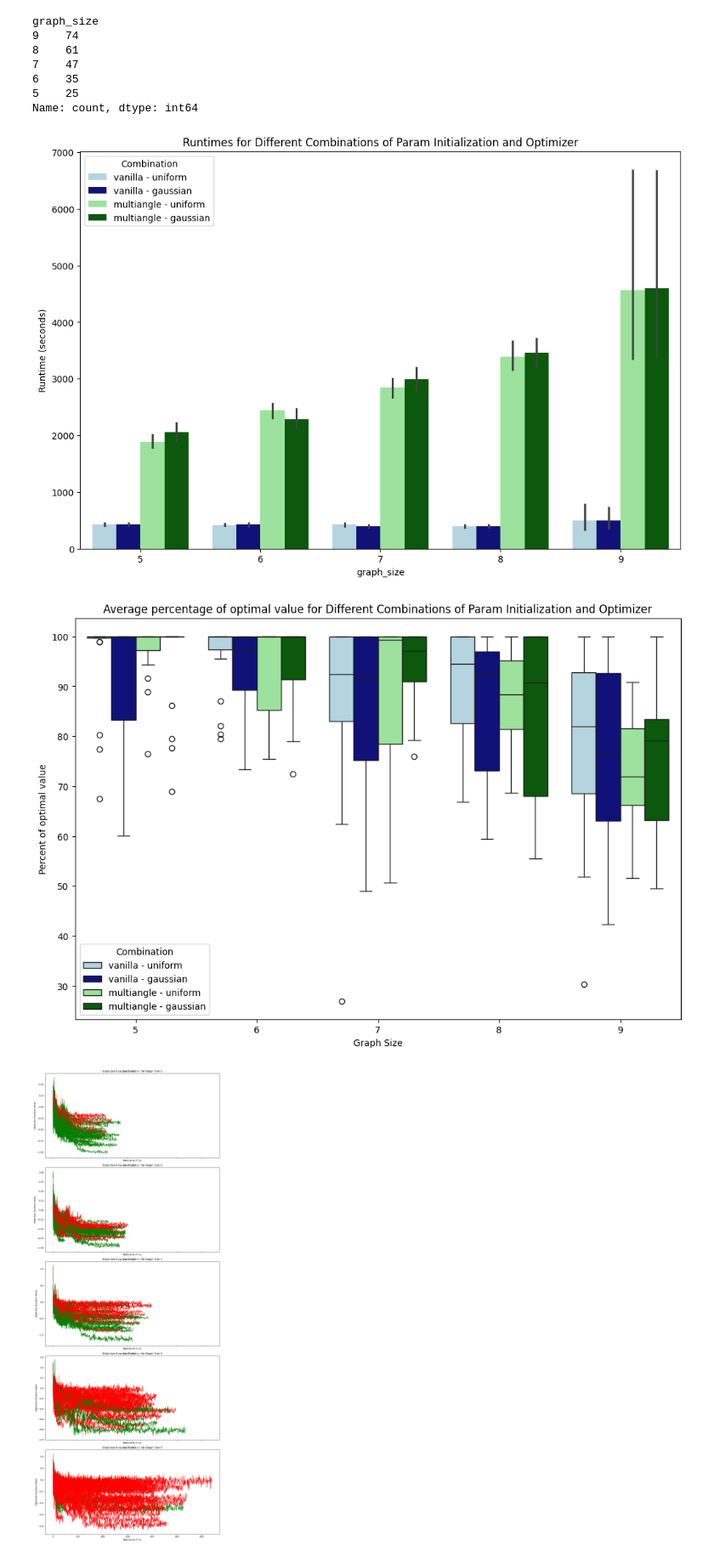
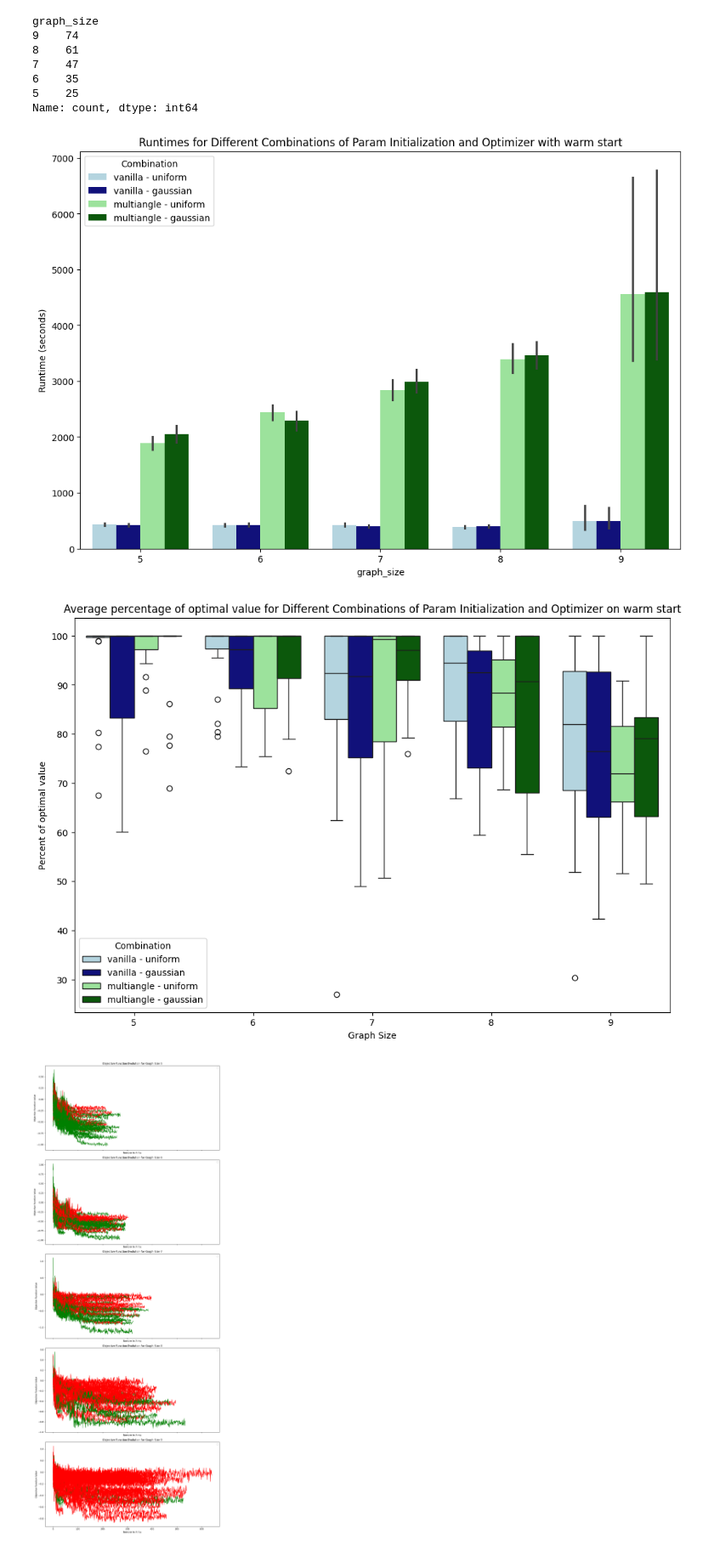
Before and after one commit to Smeidir/QAOA, a Jupyter notebook: visualizer copy.ipynb, the cells around one changed output. Shown at 85% size. Drawn from its saved outputs; the diff is of its cells as text; code cells hidden in the pictures.

```diff
--- a/visualizer copy.ipynb
+++ b/visualizer copy.ipynb
@@ -67,28 +67,28 @@ plt.figure(figsize=(12, 8))
 # Plot the data with custom colors
 sns.barplot(data=filtered_df, x='graph_size', y='time_elapsed', hue='combination', palette=custom_colors)
 plt.ylabel('Runtime (seconds)')
-plt.title('Runtimes for Different Combinations of Param Initialization and Optimizer')
+plt.title('Runtimes for Different Combinations of Param Initialization and Optimizer with warm start')
 plt.legend(title='Combination')
 plt.show()
 # %% [output]
-[figure, old version]
+[figure, new version]
 # %%
 
 
 
 
 filtered_df['percentage_optimal'] = 100*(filtered_df['quantum_obj_value']/filtered_df['classic_value'])
 
 # Plot the data
 plt.figure(figsize=(12, 8))
 sns.boxplot(data=filtered_df, x='graph_size', y='percentage_optimal', hue='combination', palette=custom_colors)
 plt.xlabel('Graph Size')
 plt.ylabel('Percent of optimal value')
-plt.title('Average percentage of optimal value for Different Combinations of Param Initialization and Optimizer')
+plt.title('Average percentage of optimal value for Different Combinations of Param Initialization and Optimizer on warm start')
 plt.legend(title='Combination')
 plt.show()
 # %% [output]
-[figure, old version]
+[figure, new version]
 # %%
 # Define a function to plot the objective function evolution
 import re
```
Also changed, not shown: 13 other files.
